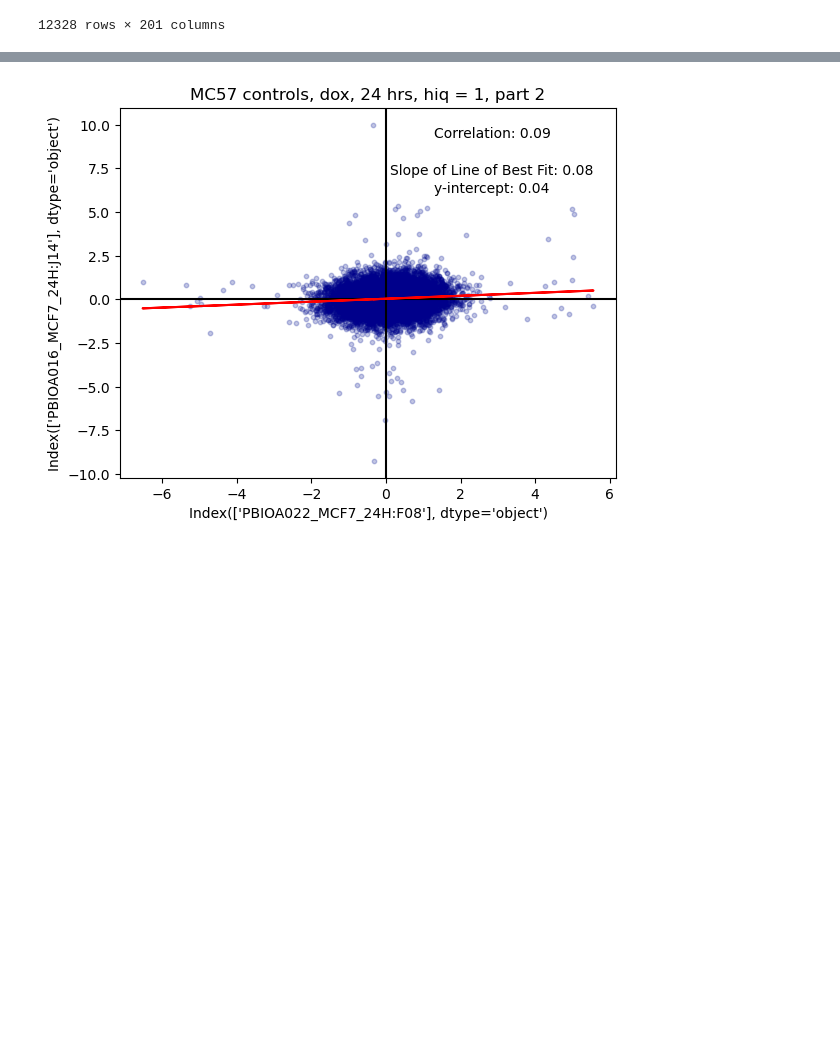
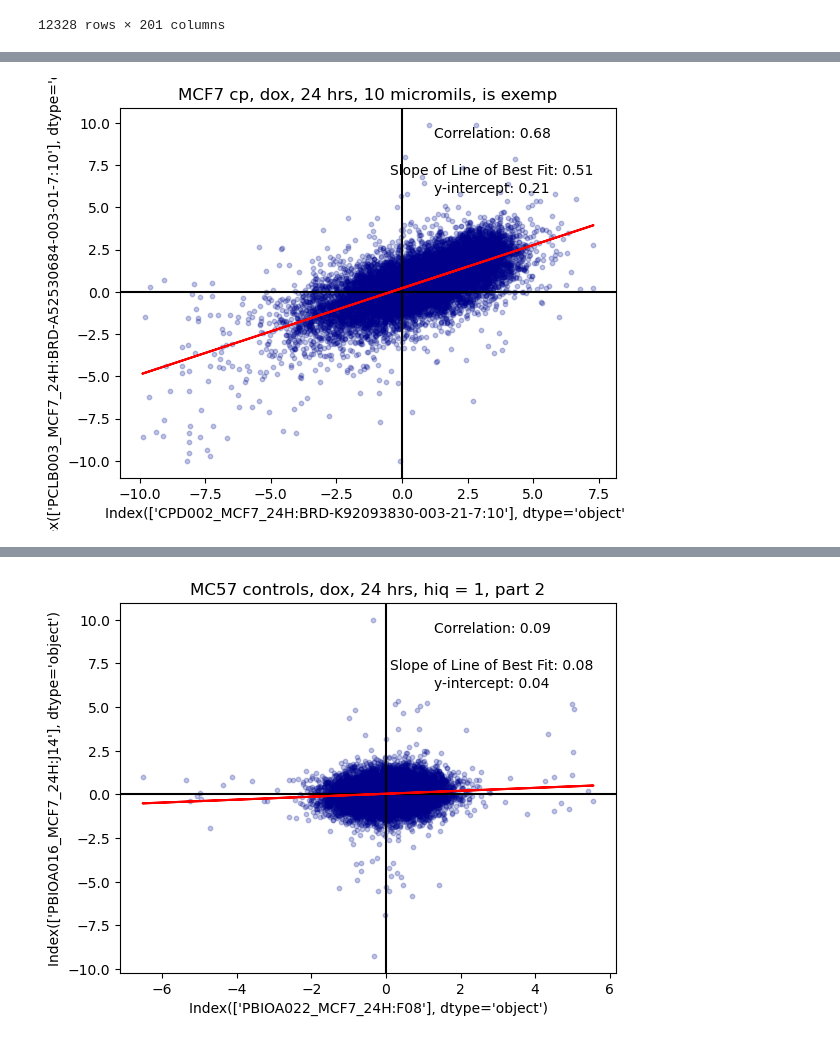
Before and after one commit to reformist/research2023, a Jupyter notebook: controlAnalysis.ipynb, the cells around one changed output, grey strips where cells are left out. Saved outputs shown, nothing was run; the diff lists cells and outputs as text; code cells hidden in the pictures; blank space fills up the shorter version.

```diff
--- a/controlAnalysis.ipynb
+++ b/controlAnalysis.ipynb
@@ -713,7 +713,7 @@ def iteratingThroughDict(key, dictionary):
 # %%
 gene_dict = dictCreation(gene_names.gene_id, gene_names.gene_symbol)
 # %%
-first_cp.index = control_df_5.index
+first_cp.index = compound_df_5.index
 # %%
 update_gene_index = iteratingThroughDict(first_cp.index, gene_dict)
 # %%
@@ -1639 +1655,4 @@ control_MC57_ctrl_hiq_vals
+# %%
+cp_dox_MCF7_24_10_is_exemp_1 = first_cp["CPD002_MCF7_24H:BRD-K92093830-003-21-7:10"]
+cp_dox_MCF7_24_10_is_exemp_2 = first_cp["PCLB003_MCF7_24H:BRD-A52530684-003-01-7:10"]
 # %%
@@ -1660,3 +1679,7 @@ def graphScatter(x, y, title = ""):
     plt.ylabel(f"{y.columns}")
 
     plt.title(f"{title}")
+# %%
+graphScatter(cp_dox_MCF7_24_10_is_exemp_1,cp_dox_MCF7_24_10_is_exemp_2, title = "MCF7 cp, dox, 24 hrs, 10 micromils, is exemp")
+# %% [output]
+[figure, added]
```
Also changed, not shown: parts of 14 cells of this notebook, 6 other files.
